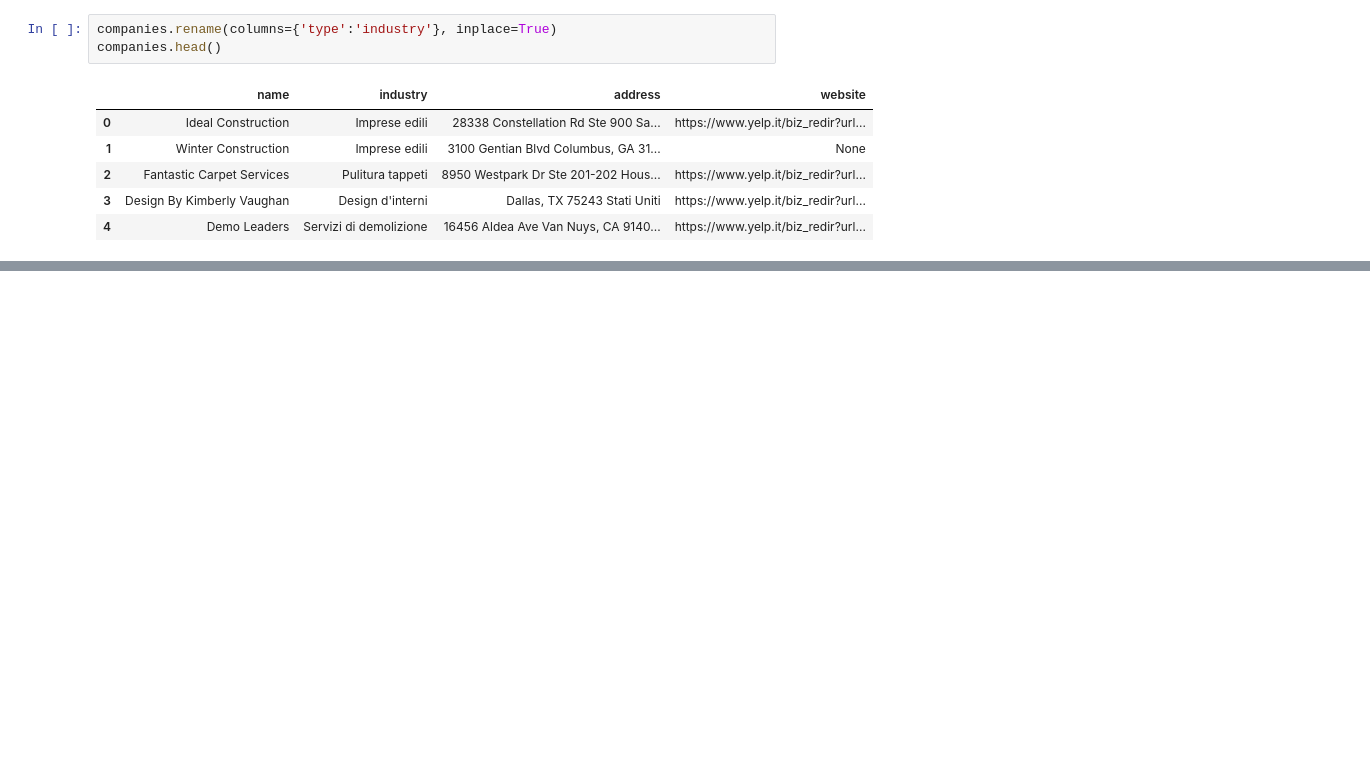
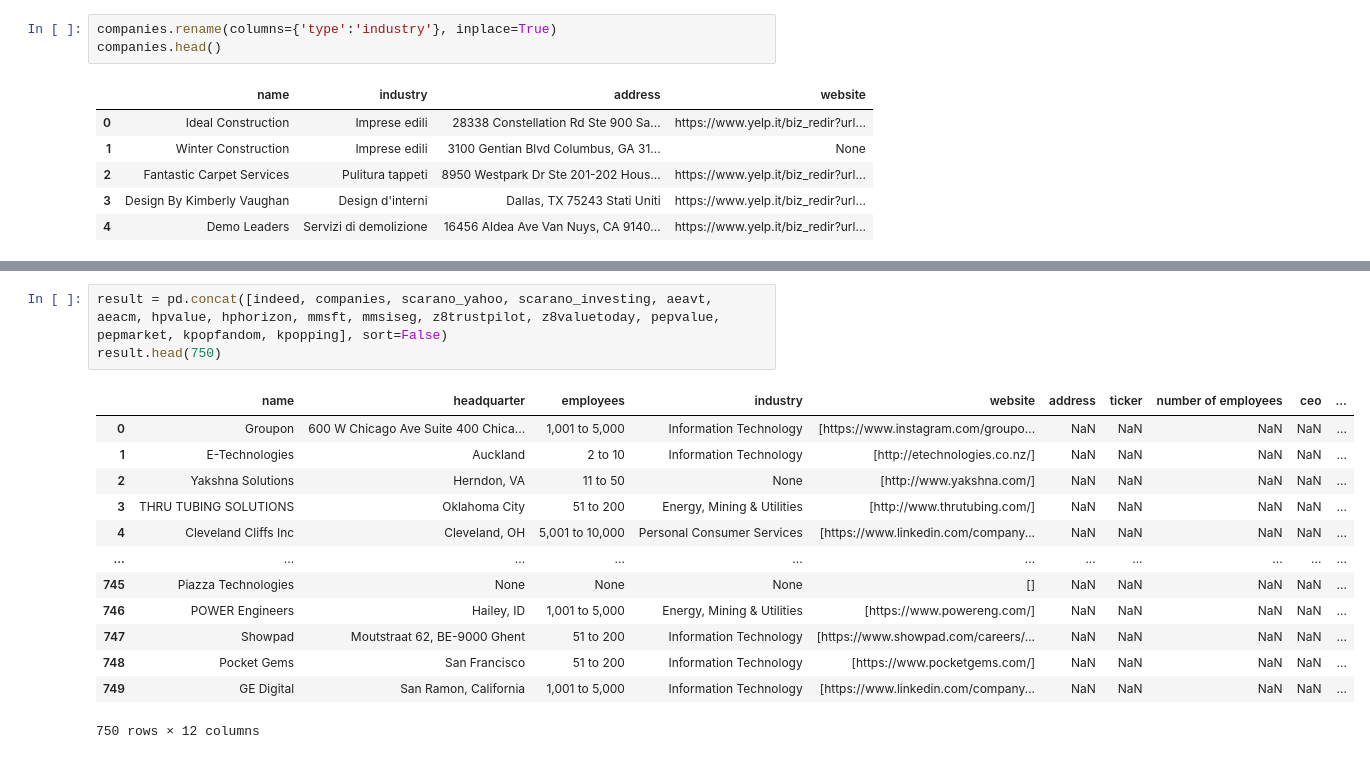
Before and after one commit to samuel-esp/IngDati-Progetto, a Jupyter notebook: Schema Alignment.ipynb, the cells around one changed output, grey strips where cells are left out. Cells and saved outputs as stored; diff of their text form; blank space fills up the shorter version.

Commit message:
dataset concatenation v1 completed

```diff
--- a/Schema Alignment.ipynb
+++ b/Schema Alignment.ipynb
@@ -931,0 +961,17 @@ companies.head()
+# %%
+result = pd.concat([indeed, companies, scarano_yahoo, scarano_investing, aeavt, aeacm, hpvalue, hphorizon, mmsft, mmsiseg, z8trustpilot, z8valuetoday, pepvalue, pepmarket, kpopfandom, kpopping], sort=False)
+result.head(750)
+# %% [output]
+|  | name | headquarter | employees | industry | website | address | ticker | number of employees | ceo | ... |
+| 0 | Groupon | 600 W Chicago Ave Suite 400 Chica... | 1,001 to 5,000 | Information Technology | [https://www.instagram.com/groupo... | NaN | NaN | NaN | NaN | ... |
+| 1 | E-Technologies | Auckland | 2 to 10 | Information Technology | [http://etechnologies.co.nz/] | NaN | NaN | NaN | NaN | ... |
+| 2 | Yakshna Solutions | Herndon, VA | 11 to 50 | None | [http://www.yakshna.com/] | NaN | NaN | NaN | NaN | ... |
+| 3 | THRU TUBING SOLUTIONS | Oklahoma City | 51 to 200 | Energy, Mining & Utilities | [http://www.thrutubing.com/] | NaN | NaN | NaN | NaN | ... |
+| 4 | Cleveland Cliffs Inc | Cleveland, OH | 5,001 to 10,000 | Personal Consumer Services | [https://www.linkedin.com/company... | NaN | NaN | NaN | NaN | ... |
+| ... | ... | ... | ... | ... | ... | ... | ... | ... | ... | ... |
+| 745 | Piazza Technologies | None | None | None | [] | NaN | NaN | NaN | NaN | ... |
+| 746 | POWER Engineers | Hailey, ID | 1,001 to 5,000 | Energy, Mining & Utilities | [https://www.powereng.com/] | NaN | NaN | NaN | NaN | ... |
+| 747 | Showpad | Moutstraat 62, BE-9000 Ghent | 51 to 200 | Information Technology | [https://www.showpad.com/careers/... | NaN | NaN | NaN | NaN | ... |
+| 748 | Pocket Gems | San Francisco | 51 to 200 | Information Technology | [https://www.pocketgems.com/] | NaN | NaN | NaN | NaN | ... |
+| 749 | GE Digital | San Ramon, California | 1,001 to 5,000 | Information Technology | [https://www.linkedin.com/company... | NaN | NaN | NaN | NaN | ... |
+750 rows × 12 columns
```
Also changed, not shown: parts of 4 cells of this notebook.
